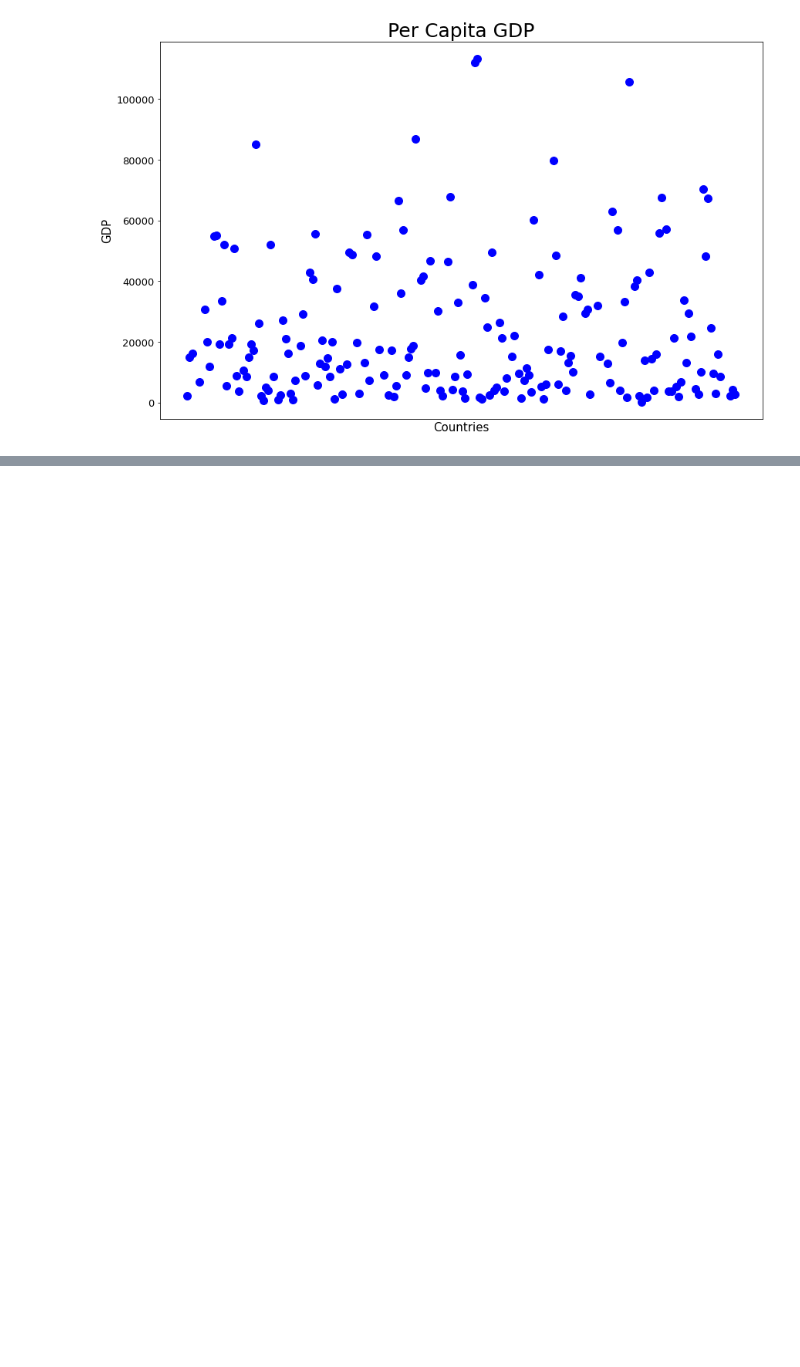
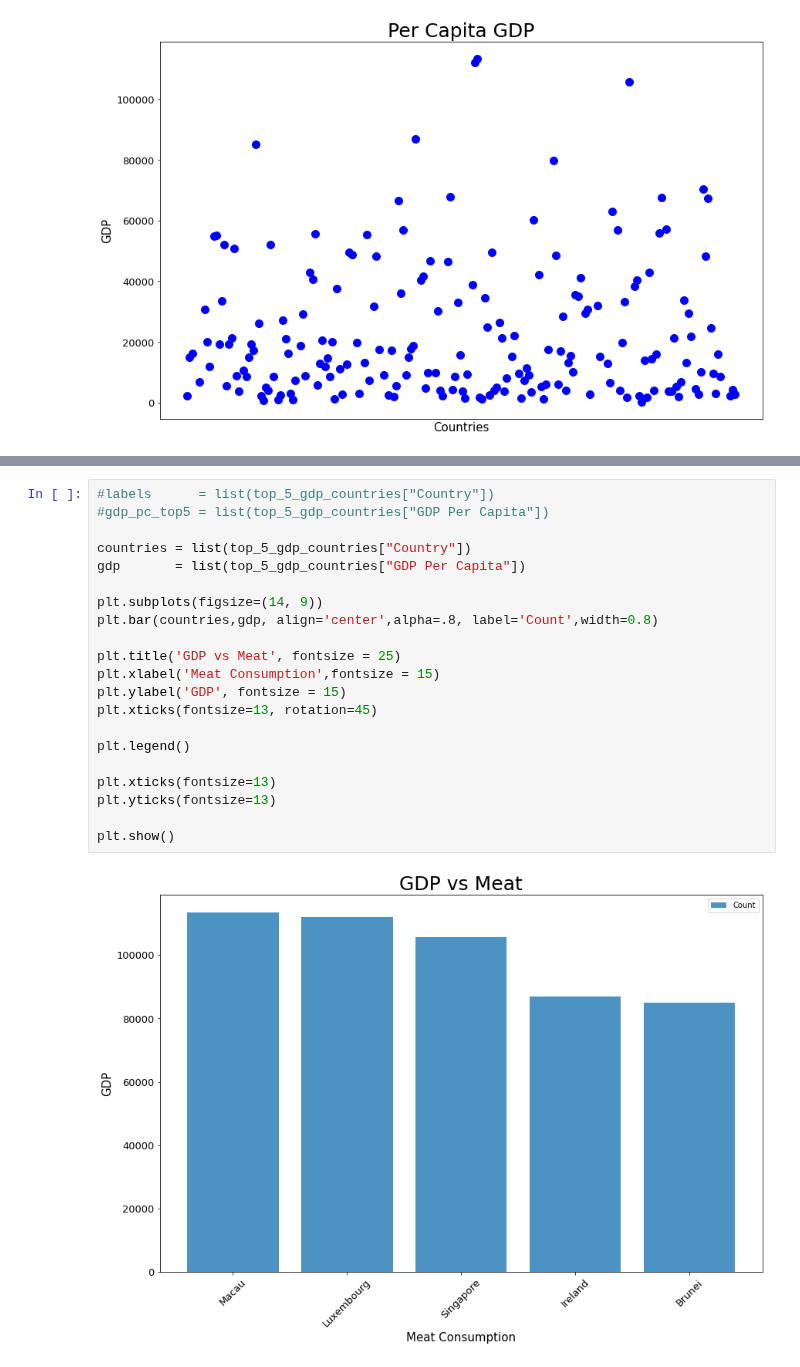
Before and after one commit to ermcgrew/bootcamp_project_one, a Jupyter notebook: data_analysis.ipynb, the cells around one changed output, grey strips where cells are left out. Saved outputs shown, nothing was run; the diff lists cells and outputs as text; blank space fills up the shorter version.

```diff
--- a/data_analysis.ipynb
+++ b/data_analysis.ipynb
@@ -291,0 +389,23 @@ print(merged_df[["Country","GDP Per Capita"]].sort_values("GDP Per Capita",axis=
+# %%
+#labels      = list(top_5_gdp_countries["Country"])
+#gdp_pc_top5 = list(top_5_gdp_countries["GDP Per Capita"])
+
+countries = list(top_5_gdp_countries["Country"])
+gdp       = list(top_5_gdp_countries["GDP Per Capita"])
+
+plt.subplots(figsize=(14, 9))
+plt.bar(countries,gdp, align='center',alpha=.8, label='Count',width=0.8)
+
+plt.title('GDP vs Meat', fontsize = 25)
+plt.xlabel('Meat Consumption',fontsize = 15)
+plt.ylabel('GDP', fontsize = 15)
+plt.xticks(fontsize=13, rotation=45)
+
+plt.legend()
+
+plt.xticks(fontsize=13)
+plt.yticks(fontsize=13)
+
+plt.show()
+# %% [output]
+[figure, added]
```
Also changed, not shown: parts of 31 cells of this notebook.
